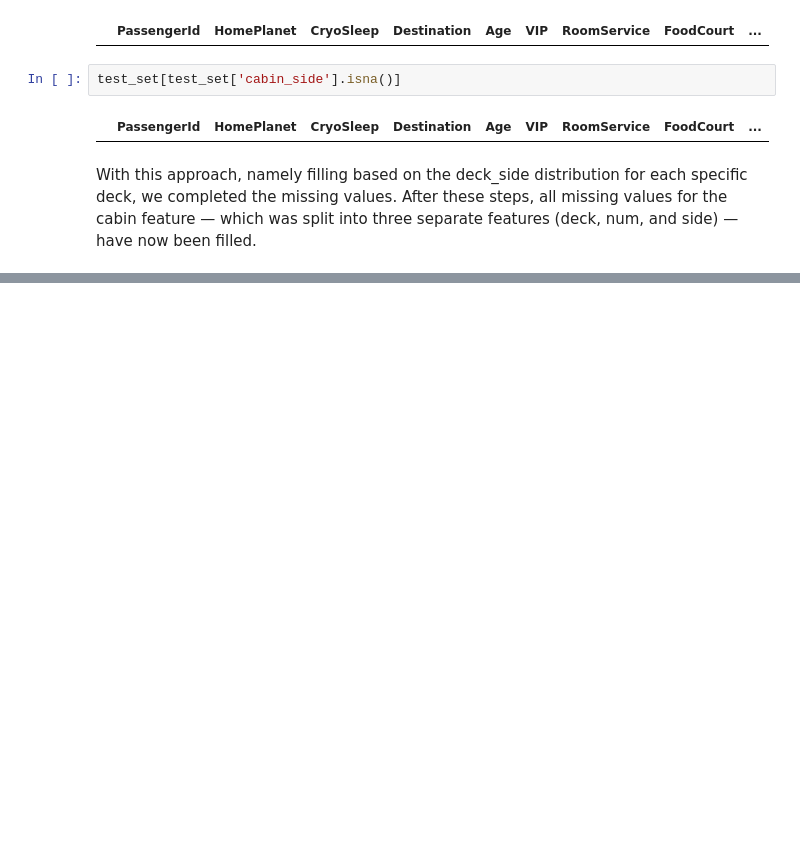
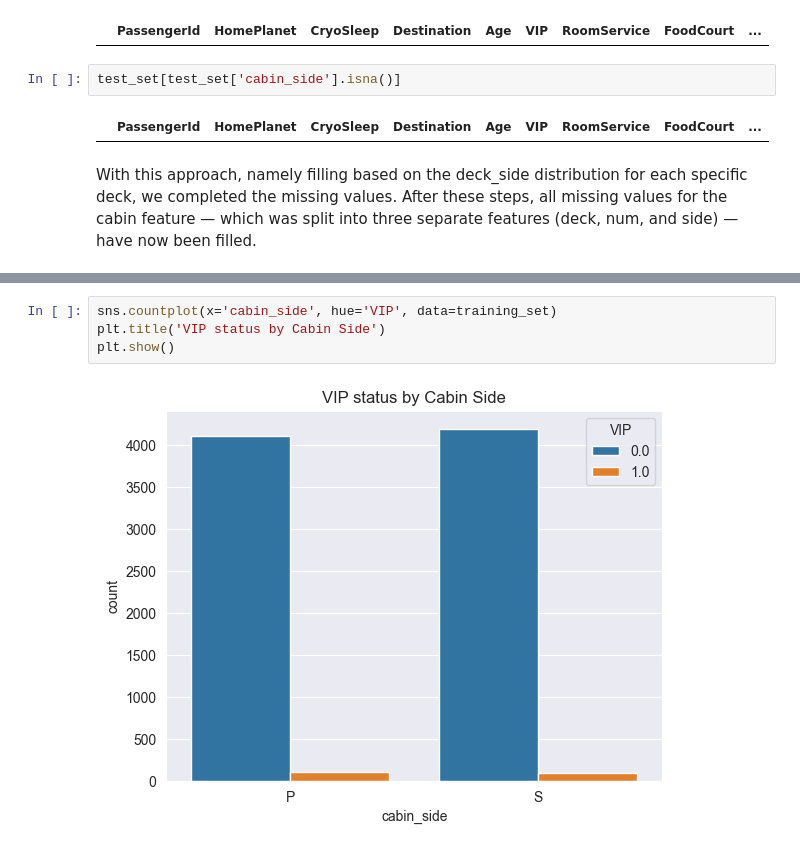
Before and after one commit to plamensve/ML_FINAL_PROJECT, a Jupyter notebook: notebooks/02.preprocessing.ipynb, the cells around one changed output, grey strips where cells are left out. Cells and saved outputs as stored; diff of their text form; blank space fills up the shorter version.

```diff
--- a/notebooks/02.preprocessing.ipynb
+++ b/notebooks/02.preprocessing.ipynb
@@ -1257,0 +1363,6 @@ After these steps, all missing values for the cabin feature — which was split
+# %%
+sns.countplot(x='cabin_side', hue='VIP', data=training_set)
+plt.title('VIP status by Cabin Side')
+plt.show()
+# %% [output]
+[figure, added]
```
Also changed, not shown: parts of 40 cells of this notebook.
